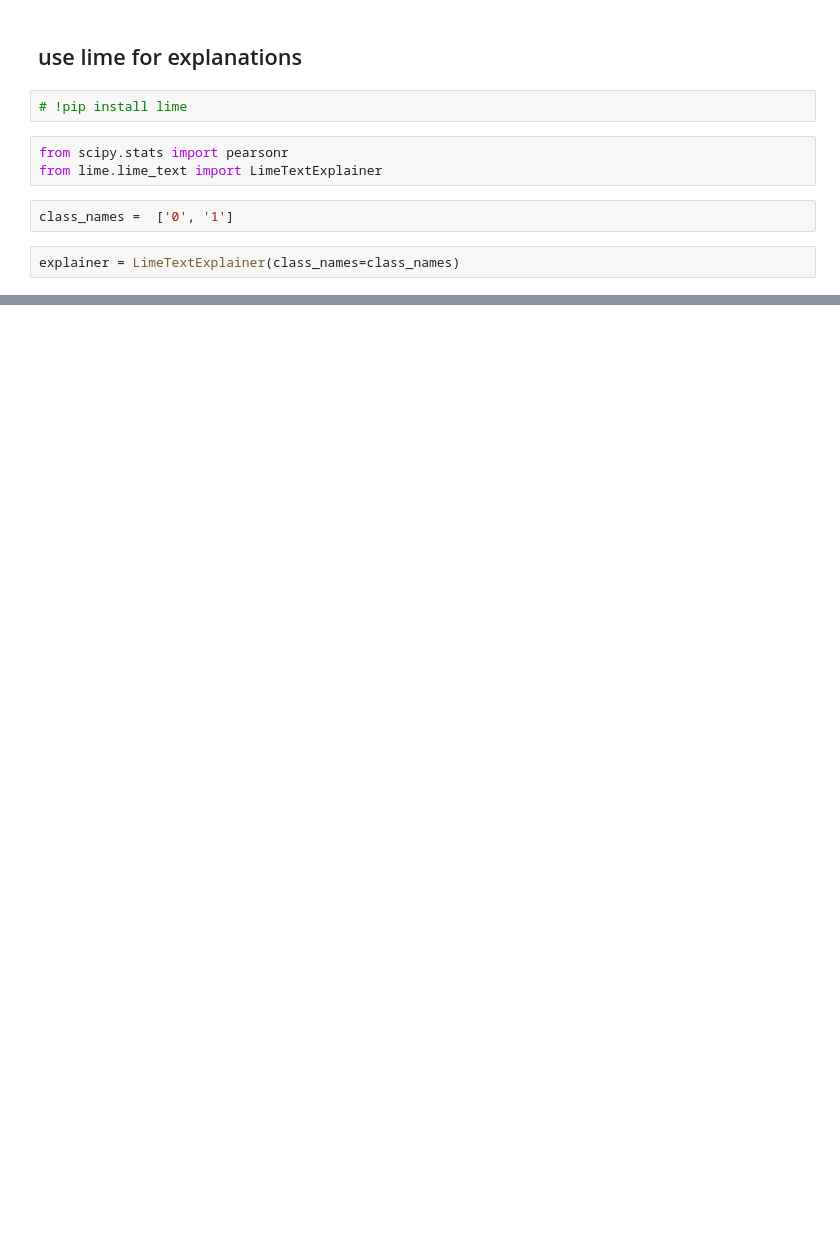
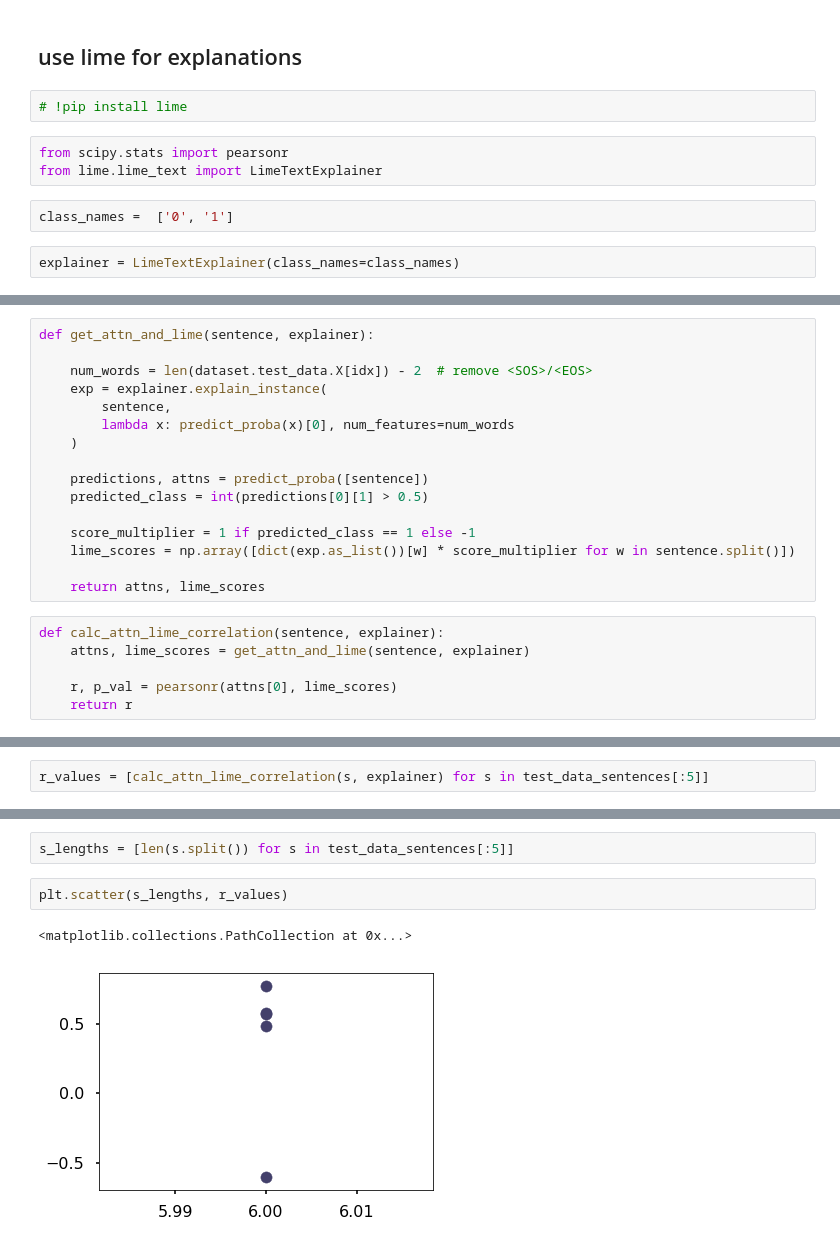
Before and after one commit to MotherOfUnicorns/FACT_AI_project, a Jupyter notebook: Transparency/lime_explanation_bc.ipynb, the cells around one changed output, grey strips where cells are left out. Cells and saved outputs as stored; diff of their text form; blank space fills up the shorter version.

Commit message:
wrap up correlation calculation in a function call

```diff
--- a/Transparency/lime_explanation_bc.ipynb
+++ b/Transparency/lime_explanation_bc.ipynb
@@ -194,0 +227,22 @@ exp.score
+# %%
+def get_attn_and_lime(sentence, explainer):
+
+    num_words = len(dataset.test_data.X[idx]) - 2  # remove <SOS>/<EOS>
+    exp = explainer.explain_instance(
+        sentence,
+        lambda x: predict_proba(x)[0], num_features=num_words
+    )
+
+    predictions, attns = predict_proba([sentence])
+    predicted_class = int(predictions[0][1] > 0.5)
+
+    score_multiplier = 1 if predicted_class == 1 else -1
+    lime_scores = np.array([dict(exp.as_list())[w] * score_multiplier for w in sentence.split()])
+
+    return attns, lime_scores
+# %%
+def calc_attn_lime_correlation(sentence, explainer):
+    attns, lime_scores = get_attn_and_lime(sentence, explainer)
+
+    r, p_val = pearsonr(attns[0], lime_scores)
+    return r
@@ -194,0 +265,2 @@ exp.score
+# %%
+r_values = [calc_attn_lime_correlation(s, explainer) for s in test_data_sentences[:5]]
@@ -194,0 +308,7 @@ exp.score
+# %%
+s_lengths = [len(s.split()) for s in test_data_sentences[:5]]
+# %%
+plt.scatter(s_lengths, r_values)
+# %% [output]
+<matplotlib.collections.PathCollection at 0x...>
+[figure, added]
```
Also changed, not shown: parts of 23 cells of this notebook.
